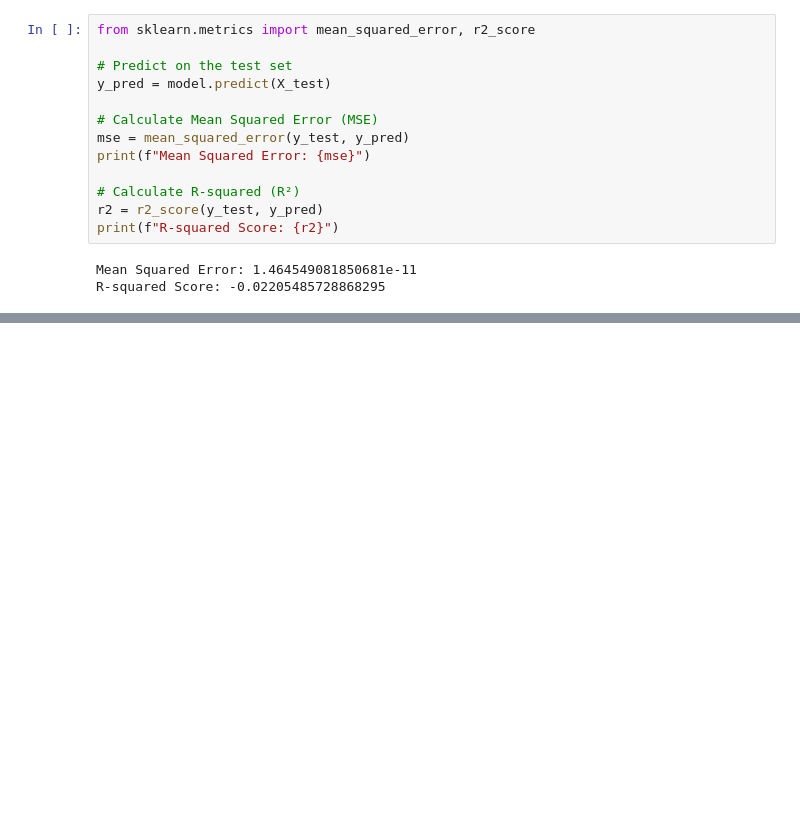
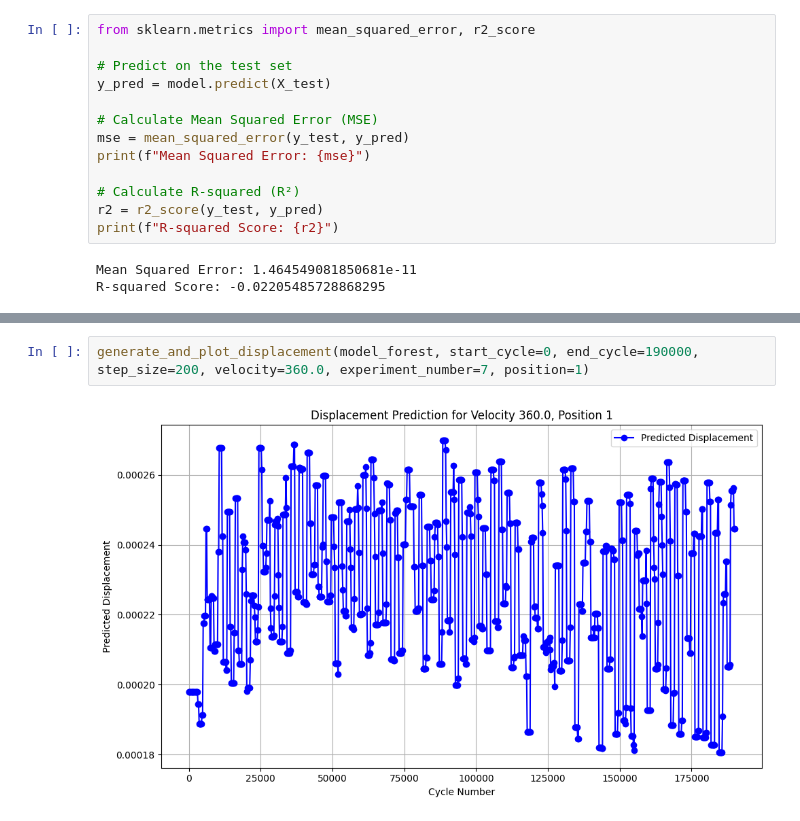
Before and after one commit to rammalali/FYP, a Jupyter notebook: notebooks/model_creation_2.ipynb, the cells around one changed output, grey strips where cells are left out. Drawn from its saved outputs; the diff is of its cells as text; blank space fills up the shorter version.

```diff
--- a/notebooks/model_creation_2.ipynb
+++ b/notebooks/model_creation_2.ipynb
@@ -317,0 +452,4 @@ for name, model in models.items():
+# %%
+generate_and_plot_displacement(model_forest, start_cycle=0, end_cycle=190000, step_size=200, velocity=360.0, experiment_number=7, position=1)
+# %% [output]
+[figure, added]
```
Also changed, not shown: parts of 18 cells of this notebook.
